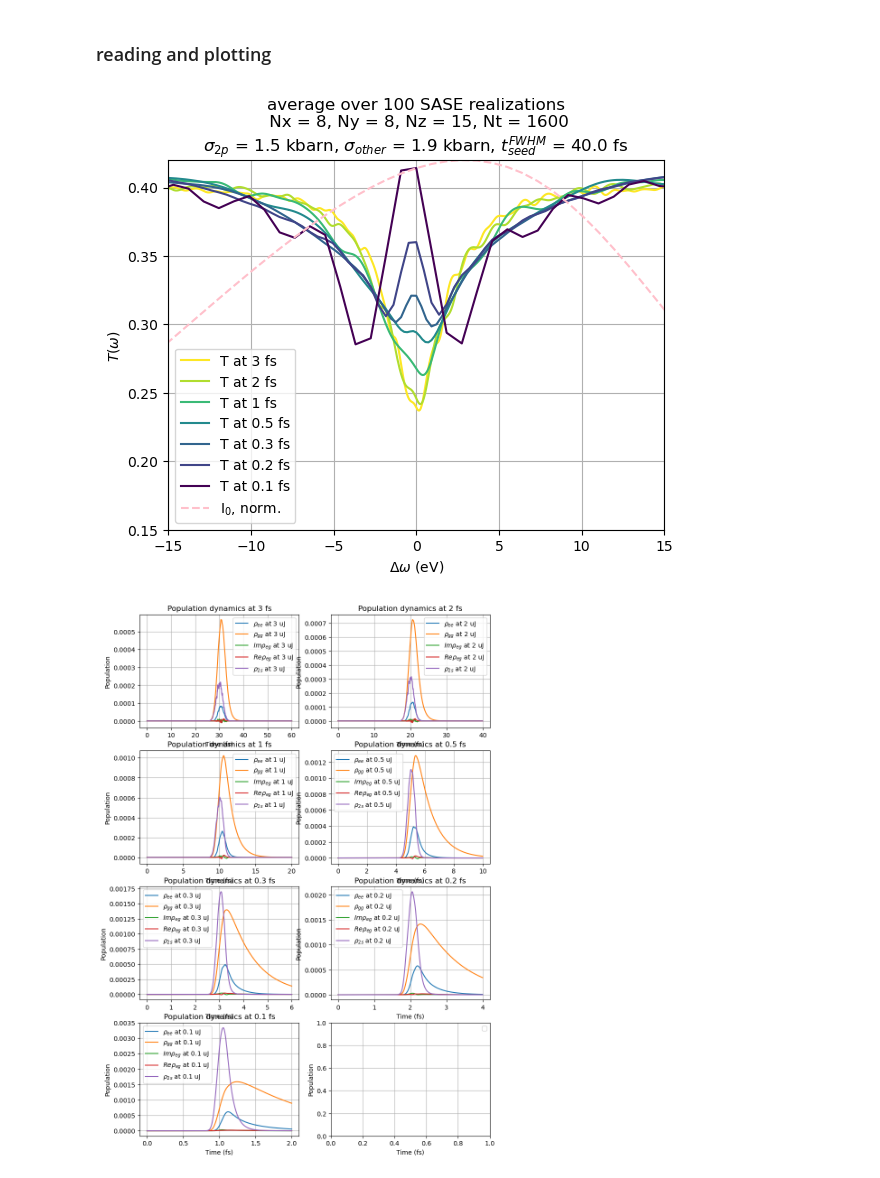
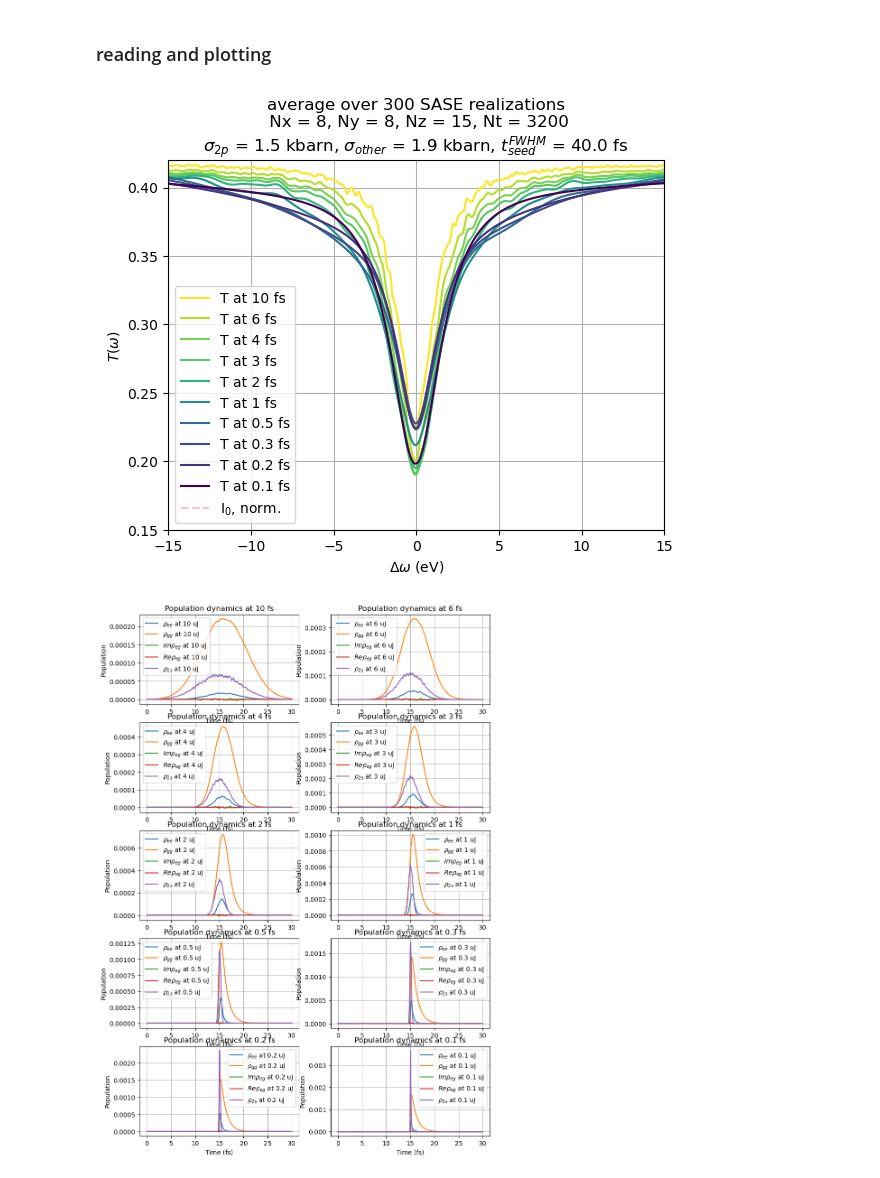
Before and after one commit to P4GAN/Cu-RSA-XFEL-Simulation, a Jupyter notebook: notebooks/plot-transmittance-vs-duration.ipynb, the cells around one changed output. Drawn from its saved outputs; the diff is of its cells as text; code cells hidden in the pictures.

```diff
--- a/notebooks/plot-transmittance-vs-duration.ipynb
+++ b/notebooks/plot-transmittance-vs-duration.ipynb
@@ -122,7 +122,7 @@ def data_from_folder(folder_path):
 
     return sorted_accumulated_arrays, aux_data, num_files
 # %%
-data_path = "../data/duration_sweep_23958743"
+data_path = "../data/duration_sweep_23959041"
 # %%
 Tshow_min = 0.15#0.4
 Tshow_max = 0.42#0.5
@@ -171,40 +171,40 @@ plt.grid(True)
 plt.savefig(figs_path + '/' + str_pars_calc + '.pdf')
 plt.show()
 # %% [output]
-[figure, old version]
+[figure, new version]
 # %%
-fig, axs = plt.subplots(4, 2, figsize=(10, 15))
+fig, axs = plt.subplots(5, 2, figsize=(10, 15))
 
 i = 0
 for duration_value, arrays in sorted_accumulated_arrays.items():
     rho_ee_t_last = arrays['rho_ee_t_last']
     rho_gg_t_last = arrays['rho_gg_t_last']
     rho_eg_t_last = arrays['rho_eg_t_last']
     rho_ground_t_last = arrays['rho_ground_t_last']
     rho_other_t_last = arrays['rho_other_t_last']
     rho_2s_t_last = arrays['rho_2s_t_last']
     t_axis = arrays['t_axis']
 
     # Plot 2x2 grid of subplots, for example, plotting rho_ee, rho_gg, rho_eg, and rho_ground
     row = i // 2  # Determine the row index based on the duration value
     col = i % 2   # Determine the column index based on the duration value
     axs[row, col].plot(t_axis, rho_ee_t_last, label=rf'$\rho_{{ee}}$ at {duration_value} uJ')
     axs[row, col].plot(t_axis, rho_gg_t_last, label=rf'$\rho_{{gg}}$ at {duration_value} uJ')
     axs[row, col].plot(t_axis, np.imag(rho_eg_t_last), label=rf'$Im\rho_{{eg}}$ at {duration_value} uJ')
     axs[row, col].plot(t_axis, np.real(rho_eg_t_last), label=rf'$Re\rho_{{eg}}$ at {duration_value} uJ')
     axs[row, col].plot(t_axis, rho_2s_t_last, label=rf'$\rho_{{2s}}$ at {duration_value} uJ')
     axs[row, col].set_title(f'Population dynamics at {duration_value} fs')
 
     i += 1
 
 # Set x and y labels for each subplot
 for ax in axs.flat:
     ax.set_xlabel('Time (fs)')
     ax.set_ylabel('Population')
     ax.legend()
     ax.grid(True)
 # %% [output]
-[figure, old version]
+[figure, new version]
 # %%
 min_T = []
 area_T = []
```
Also changed, not shown: parts of 2 cells of this notebook, 1 other file.
